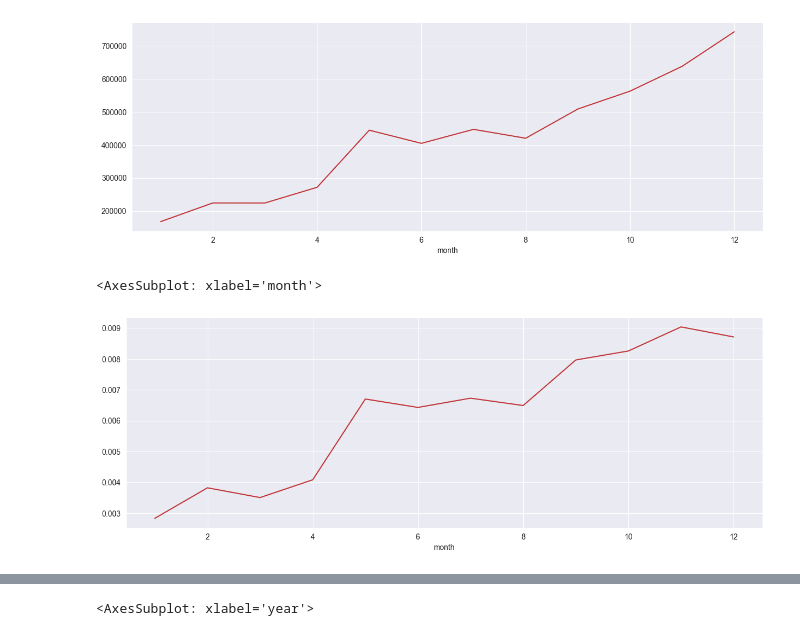
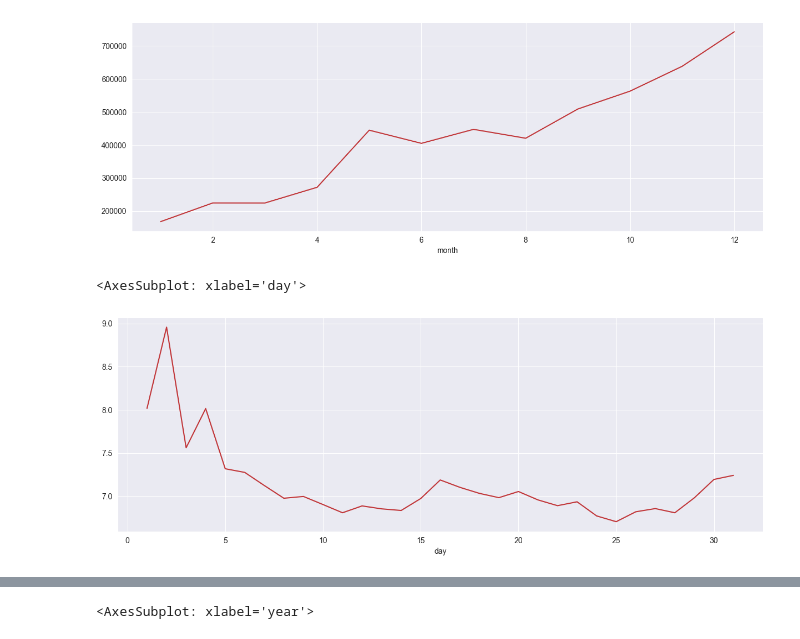
Before and after one commit to aakmalf/projects, a Jupyter notebook: store-sales/data.ipynb, the cells around one changed output, grey strips where cells are left out. Cells and saved outputs as stored; diff of their text form; code cells hidden in the pictures.

```diff
--- a/store-sales/data.ipynb
+++ b/store-sales/data.ipynb
@@ -210,7 +235,3 @@ dtype: int64
 train.duplicated().sum()
 # %% [output]
 0
-# %%
-train["date"] = pd.to_datetime(train["date"])
-# %%
-train.set_index('date', inplace=True)
@@ -838,7 +871,7 @@ transaction_full.groupby("month")["onpromotion"].sum().plot(kind="line", figsize
 <AxesSubplot: xlabel='month'>
 [figure]
 # %%
-transaction_full.groupby("month")["psr"].mean().plot(kind="line", figsize=(15, 5))
+transaction_full.groupby("day")["aov"].mean().plot(kind="line", figsize=(15, 5))
 # %% [output]
-<AxesSubplot: xlabel='month'>
+<AxesSubplot: xlabel='day'>
-[figure, old version]
+[figure, new version]
```
Also changed, not shown: parts of 135 cells of this notebook, 1 other file.
